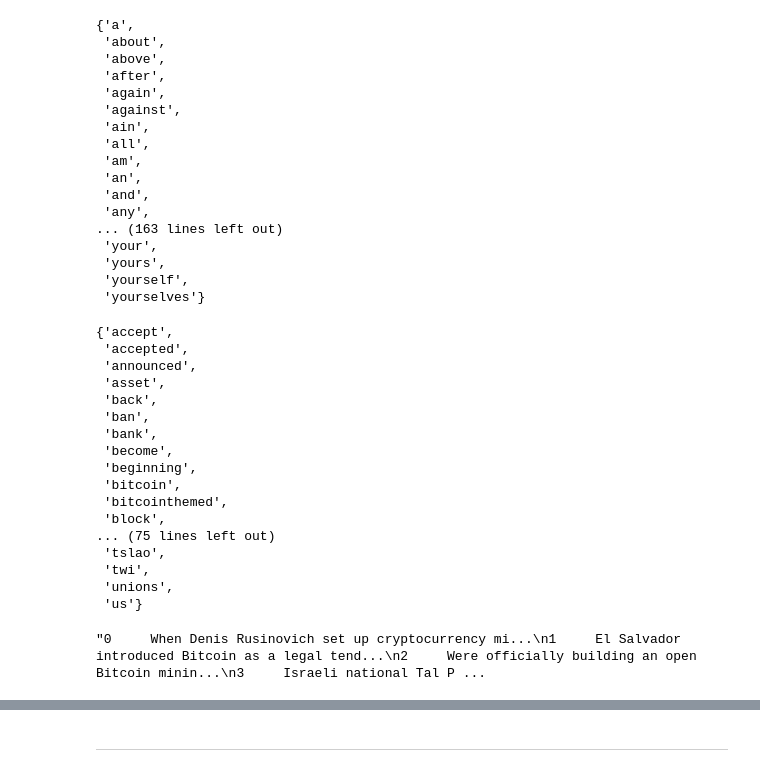
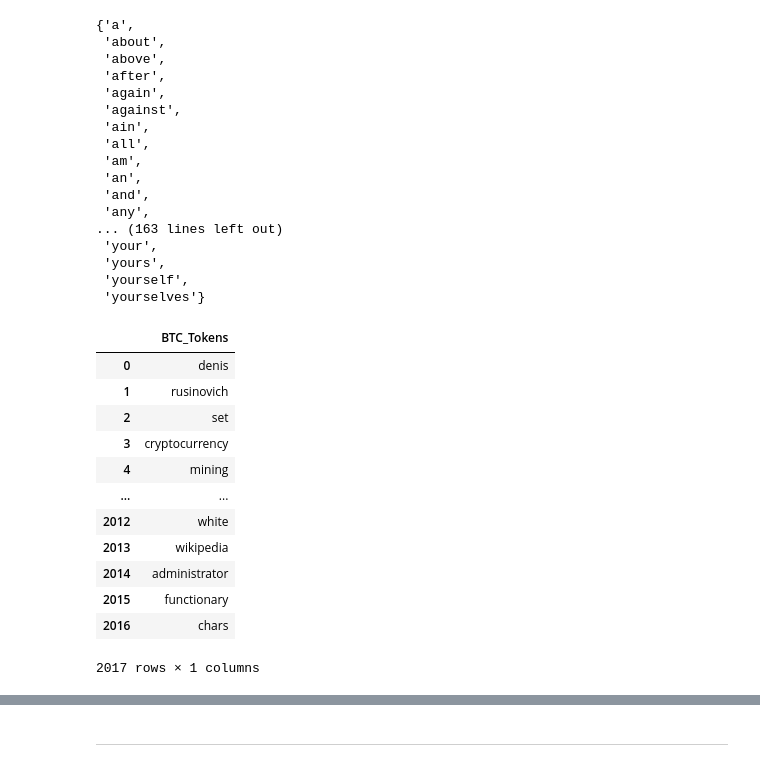
Before and after one commit to tyedem/Tales_from_the_Crypto, a Jupyter notebook: crypto_sentiment.ipynb, the cells around one changed output, grey strips where cells are left out. Cells and saved outputs as stored; diff of their text form; code cells hidden in the pictures.

Commit message:
Tokenize BTC and ETH articles

```diff
--- a/crypto_sentiment.ipynb
+++ b/crypto_sentiment.ipynb
@@ -335,8 +345,8 @@ sw
 
 #     return tokens
 # %%
- def clean_text(article):
-# Define a set of stopwords using `stopwords.words()`
+def tokenizer (article):
+    # Define a set of stopwords using `stopwords.words()`
     sw = set(stopwords.words('english'))
     #Create custom stopwords
     sw_addons = {'said', 'today', 'week'}
@@ -347,8 +357,8 @@ sw
     # Apply `word_tokenize` to the regex scrubbed text
     re_words = word_tokenize(re_clean)
     #Apply lemmatizer
-    # lemmatizer.lemmatize(re_words)
+    lem = [lemmatizer.lemmatize(word) for word in re_words]
     # Create list of lower-case words that are not in the stopword set
-    output = [word.lower() for word in re_words if word.lower() not in sw.union(sw_addons)]
+    tokens = [word.lower() for word in re_words if word.lower() not in sw.union(sw_addons)]
     # Return the final list
-    return output
+    return tokens
@@ -357,21 +364,0 @@ btc_str = str(btc_sentiments_df['text'])
-# %%
-btc_cleaned = clean_text(btc_str)
-set(btc_cleaned)
-# %% [output]
-{'accept',
- 'accepted',
- 'announced',
- 'asset',
- 'back',
- 'ban',
- 'bank',
- 'become',
- 'beginning',
- 'bitcoin',
- 'bitcointhemed',
- 'block',
-... (75 lines left out)
- 'tslao',
- 'twi',
- 'unions',
- 'us'}
@@ -380,9 +365,22 @@ set(btc_cleaned)
 # %%
 # Create a new tokens column for Bitcoin
-# YOUR CODE HERE!
+btc_big_string = ' '.join(btc_sentiments_df['text'].tolist())
+btc_tokens = pd.DataFrame(tokenizer(btc_big_string))
+btc_tokens.columns = ['BTC_Tokens']
+btc_tokens
+# %% [output]
+|  | BTC_Tokens |
+| 0 | denis |
+| 1 | rusinovich |
+| 2 | set |
+| 3 | cryptocurrency |
+| 4 | mining |
+| ... | ... |
+| 2012 | white |
+| 2013 | wikipedia |
+| 2014 | administrator |
+| 2015 | functionary |
+| 2016 | chars |
+2017 rows × 1 columns
-# %%
-str(btc_sentiments_df['text'])
-# %% [output]
-"0     When Denis Rusinovich set up cryptocurrency mi...\n1     El Salvador introduced Bitcoin as a legal tend...\n2     Were officially building an open Bitcoin minin...\n3     Israeli national Tal P ...
 # %%
 # Create a new tokens column for Ethereum
```
Also changed, not shown: parts of 11 cells of this notebook, 2 other files.
